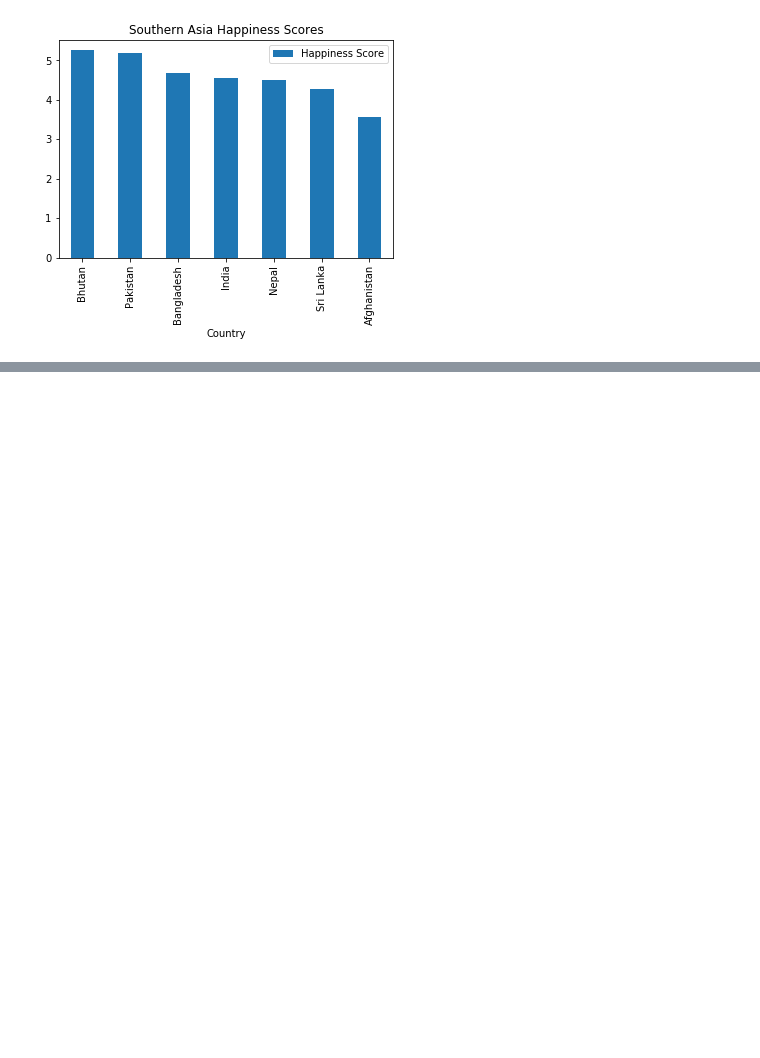
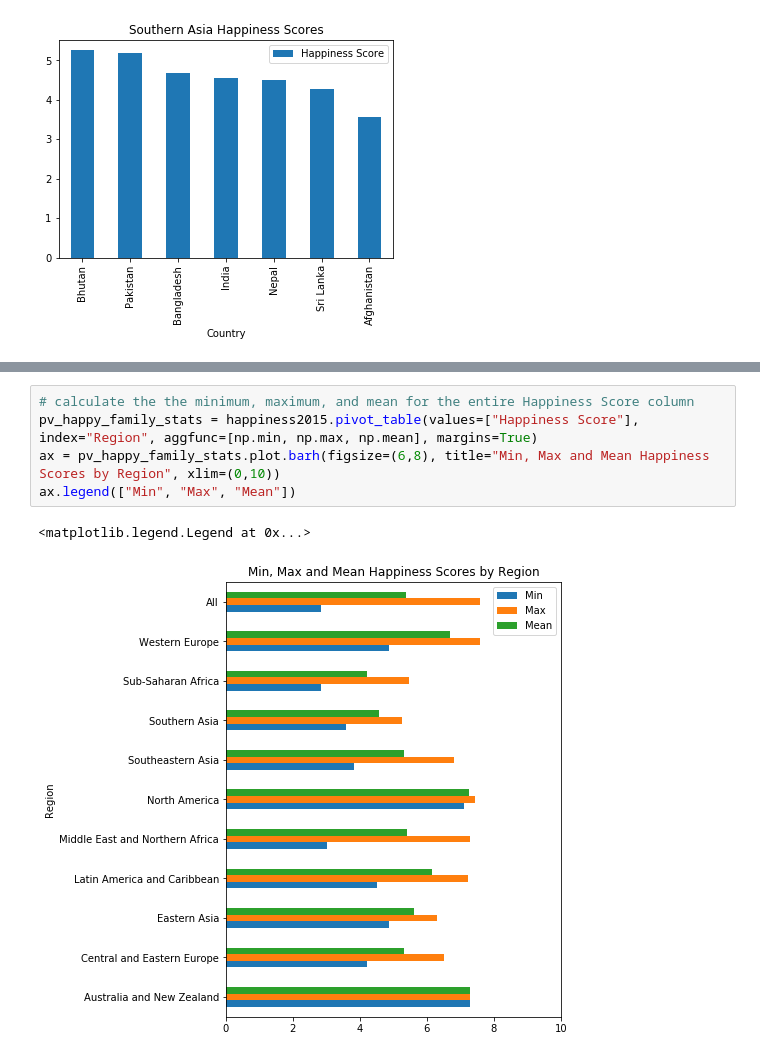
Before and after one commit to srinivasanprashant/World-Happiness-Report, a Jupyter notebook: data-analysis.ipynb, the cells around one changed output, grey strips where cells are left out. Drawn from its saved outputs; the diff is of its cells as text; blank space fills up the shorter version.

```diff
--- a/data-analysis.ipynb
+++ b/data-analysis.ipynb
@@ -58,0 +59,8 @@ Note the difference above with the inclusion of the statistics for "All". This i
+# %%
+# calculate the the minimum, maximum, and mean for the entire Happiness Score column
+pv_happy_family_stats = happiness2015.pivot_table(values=["Happiness Score"], index="Region", aggfunc=[np.min, np.max, np.mean], margins=True)
+ax = pv_happy_family_stats.plot.barh(figsize=(6,8), title="Min, Max and Mean Happiness Scores by Region", xlim=(0,10))
+ax.legend(["Min", "Max", "Mean"])
+# %% [output]
+<matplotlib.legend.Legend at 0x...>
+[figure, added]
```
Also changed, not shown: parts of 4 cells of this notebook.
